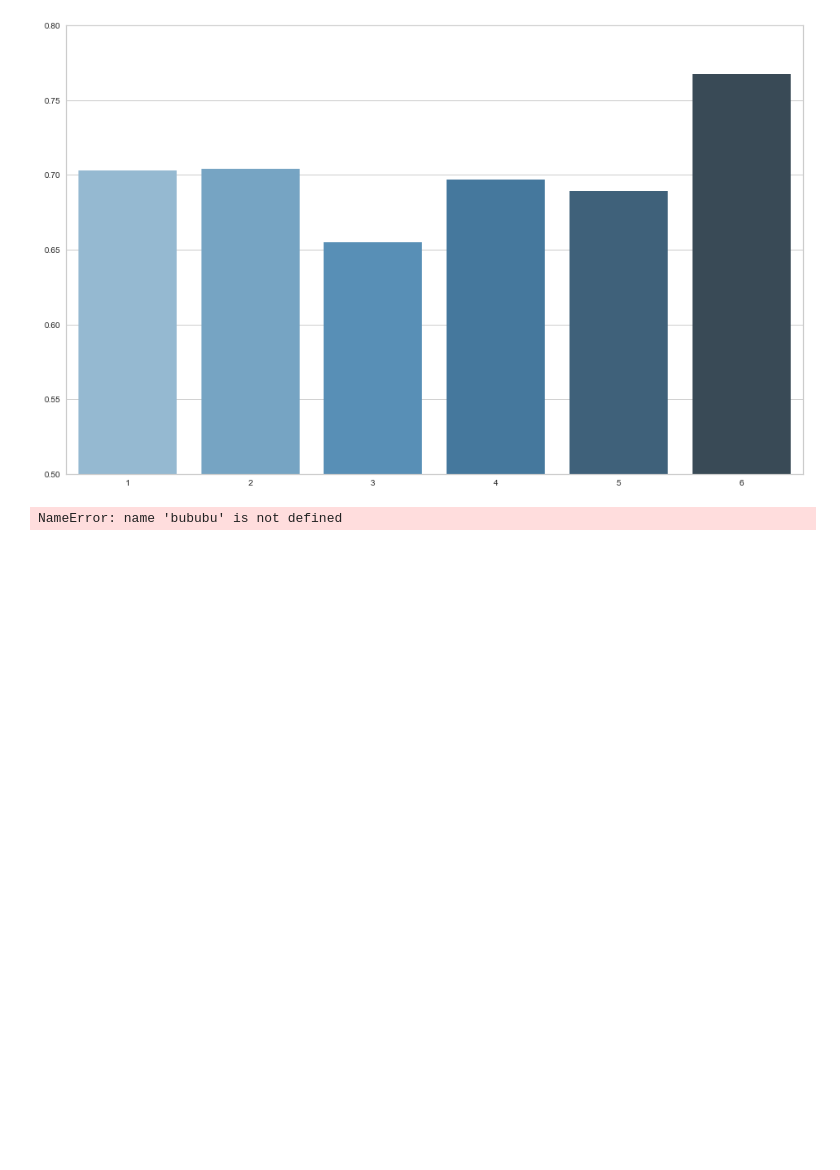
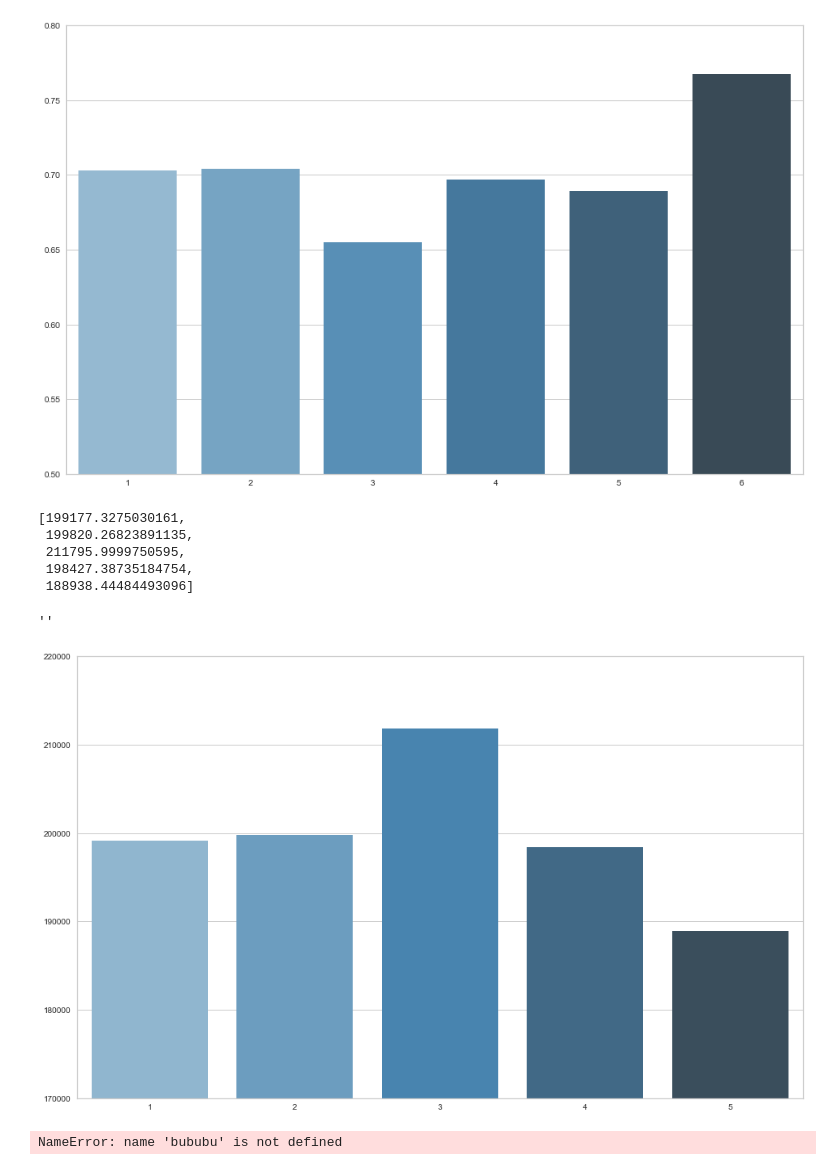
Before and after one commit to DataDoggo215/dsc-phase2-project, a Jupyter notebook: Master.ipynb, the cells around one changed output. Cells and saved outputs as stored; diff of their text form; code cells hidden in the pictures; blank space fills up the shorter version.

```diff
--- a/Master.ipynb
+++ b/Master.ipynb
@@ -427,6 +429,3 @@ def clean_data_model_2(df):
     df = df[df['long'] < -121.647]
 
     return df
-# %%
-LR = LinearRegression()
-LR.fit(X,y)
@@ -1022,6 +1023,23 @@ ax.set_ylim(0.5, .8)
 # %% [output]
 ''
 [figure]
+# %%
+rms_lst = [rms_1, rms_2, rms_3, rms_4, rms_5]
+rms_lst
+# %% [output]
+[199177.3275030161,
+ 199820.26823891135,
+ 211795.9999750595,
+ 198427.38735184754,
+ 188938.44484493096]
+# %%
+fig, ax = plt.subplots(figsize=(16, 10))
+
+ax = sns.barplot([1,2,3,4,5], rms_lst, palette="Blues_d")
+ax.set_ylim(170000, 220000);
+# %% [output]
+''
+[figure, added]
 # %%
 bububu
 # %% [output]
```
Also changed, not shown: parts of 32 cells of this notebook.
